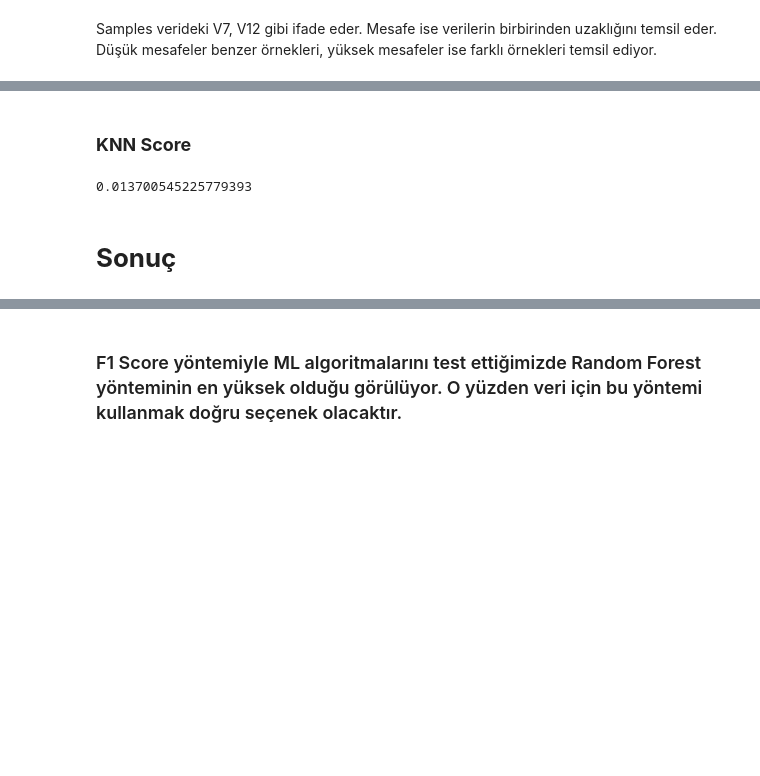
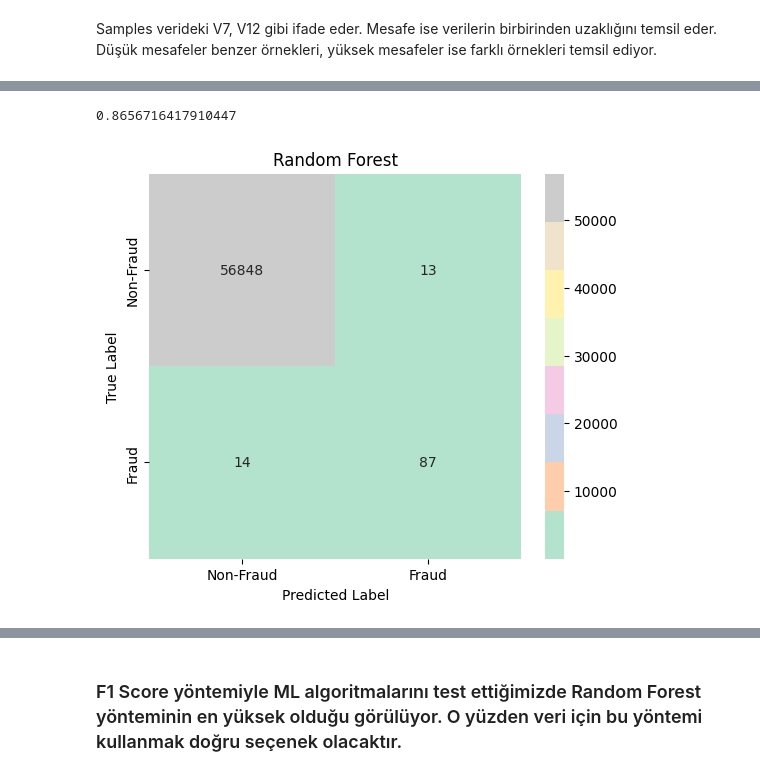
Before and after one commit to tanecee/copy_credit_card_fraud_detection, a Jupyter notebook: Copy_of_Credit_Card_Fraud_Detection.ipynb, the cells around one changed output, grey strips where cells are left out. Drawn from its saved outputs; the diff is of its cells as text; code cells hidden in the pictures; blank space fills up the shorter version.

```diff
--- a/Copy_of_Credit_Card_Fraud_Detection.ipynb
+++ b/Copy_of_Credit_Card_Fraud_Detection.ipynb
@@ -1104,2 +467,0 @@ print(f1)
-# %% [markdown]
-### **KNN Score**
@@ -1110,19 +468,16 @@ y_pred = model5.predict(X_test)
-# %%
-from sklearn.metrics import accuracy_score, precision_score, recall_score, f1_score, mean_squared_error, r2_score
-accuracy = accuracy_score(y_test, y_pred)
-precision = precision_score(y_test, y_pred)  # Çok sınıflı veriler için
-recall = recall_score(y_test, y_pred)
-f1 = f1_score(y_test, y_pred)
-
-results.append({ "Accuracy": accuracy, "Precision": precision, "Recall": recall, "F1 Score": f1})
-
-
-# Sonuçları DataFrame'e çevir
-results_df = pd.DataFrame(results)
-
-# Grafik çizme
-print(f1)
-# %% [output]
-0.013700545225779393
-# %% [markdown]
-# **Sonuç**
+# %%
+f1 = f1_score(y_test, y_ran)
+print(f1)
+# %% [output]
+0.8656716417910447
+# %%
+y_ran = rf.predict(x_test)
+cm = confusion_matrix(y_test, y_ran)
+plt.figure(figsize=(6,5))
+sns.heatmap(cm, annot=True, fmt='d', cmap="Pastel2", xticklabels=["Non-Fraud", "Fraud"], yticklabels=["Non-Fraud", "Fraud"])
+plt.xlabel("Predicted Label")
+plt.ylabel("True Label")
+plt.title("Random Forest")
+plt.show()
+# %% [output]
+[figure, added]
```
Also changed, not shown: parts of 176 cells of this notebook.
